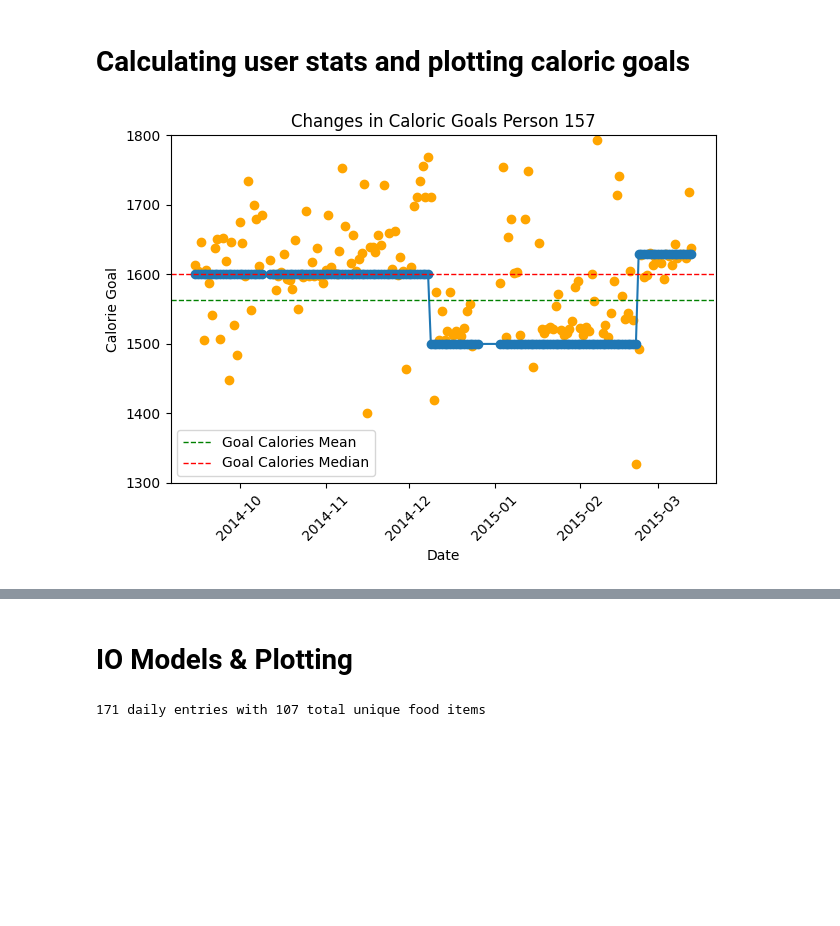
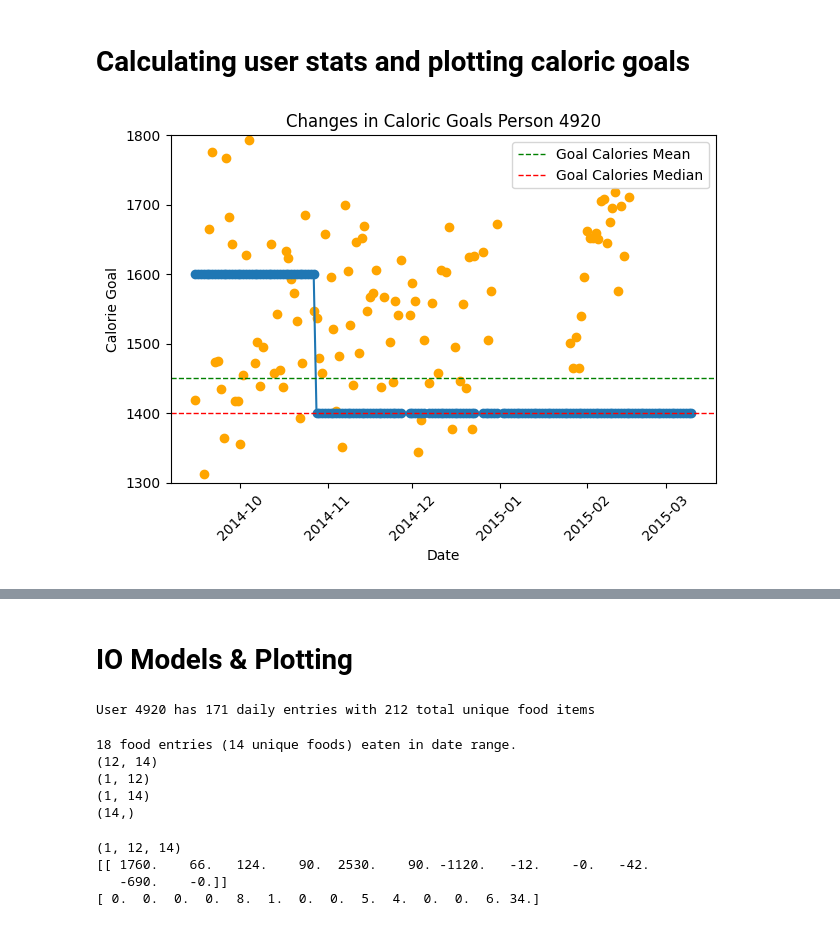
Before and after one commit to FarzinAhmadi/IO-with-behavior-Change, a Jupyter notebook: demo_functions.ipynb, the cells around one changed output, grey strips where cells are left out. Cells and saved outputs as stored; diff of their text form; code cells hidden in the pictures; blank space fills up the shorter version.

```diff
--- a/demo_functions.ipynb
+++ b/demo_functions.ipynb
@@ -13,7 +14,11 @@ import gurobipy as gp
 # %%
 # Load pre-processed data csv files
-goals_df = pd.read_csv("data/myfitnesspal/raw/myfitnesspal_goals.csv")
-meals_df = pd.read_csv("data/myfitnesspal/raw/myfitnesspal_meals.csv")
+goals_df = pd.read_csv("data/raw/myfitnesspal_goals.csv")
+meals_df = pd.read_csv("data/raw/myfitnesspal_meals.csv")
+goals_df['date'] = pd.to_datetime(goals_df['date'], format="ISO8601")
+meals_df['date'] = pd.to_datetime(meals_df['date'], format="ISO8601")
+meals_df['full_name'] = meals_df['description']; meals_df = meals_df.drop(columns=['description'])
+meals_df['num_servings'] = np.ones(len(meals_df))
 # %% [markdown]
 # Calculating user stats and plotting caloric goals
 # %%
@@ -37,8 +42,8 @@ stats_df = pd.DataFrame(columns=['Person ID',
         'Standard Deviation Calories Consumed',
         'Median Calories Consumed per Day'])
 # %%
-stats_df = mfp.calc_user_stats(157, goals_df, meals_df, stats_df)
+stats_df = mfp.calc_user_stats(4920, goals_df, meals_df, stats_df)
 display(stats_df)
 # %% [output]
-[figure, old version]
+[figure, new version]
 |  | Person ID | Start Date | End Date | Days Active | Days active to span Ratio | Days Logged | Average Days Between Entry | ... |
@@ -46,21 +52,34 @@ display(stats_df)
 # %% [markdown]
 # IO Models & Plotting
 # %%
-userID = 157
+userID = 4920
 userGoals = goals_df[goals_df['user_id']==userID]
 userMeals = meals_df[meals_df['user_id']==userID]
 mfp.init_user(userID, userGoals, userMeals, print_stats=True)
 # %% [output]
-171 daily entries with 107 total unique food items
+User 4920 has 171 daily entries with 212 total unique food items
 # %%
-UB_flex = [0, 0, 0, 0, 0, 0]
-LB_flex = [1, 1, 1, 1, 1, 1]
-A, b, X, foods = mfp.model_params(userGoals, userMeals, [userGoals.iloc[0].date], UB_flex, LB_flex)
+dates=[userGoals.iloc[0].date]
+UB_flex = [0.1, 0.1, 0, 0.5, 0.1, 0.5]
+LB_flex = [0.3, 0.8, 1, 0.3, 0.7, 1]
+A, b, X, foods = mfp.model_params(userGoals, userMeals, dates, UB_flex, LB_flex)
 print(A.shape); print(b.shape); print(X.shape); print(foods.shape)
+# %% [output]
+18 food entries (14 unique foods) eaten in date range.
+(12, 14)
+(1, 12)
+(1, 14)
+(14,)
 # %%
 A = np.tile(A,(X.shape[0],1,1))
 print(A.shape)
 print(b)
+print(A[0,5,:])
+# %% [output]
+(1, 12, 14)
+[[ 1760.    66.   124.    90.  2530.    90. -1120.   -12.    -0.   -42.
+   -690.    -0.]]
+[ 0.  0.  0.  0.  8.  1.  0.  0.  5.  4.  0.  0.  6. 34.]
 # %%
 myEnv = gp.Env()
 results = mfp.IO_M(A,b,X,myEnv,noiseType='abs', x_noise=True)
```
Also changed, not shown: parts of 6 cells of this notebook, 4 other files.
